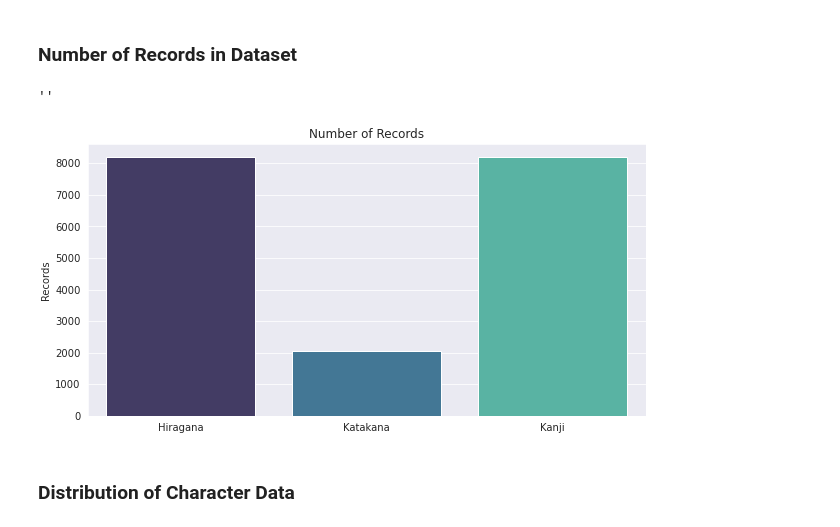
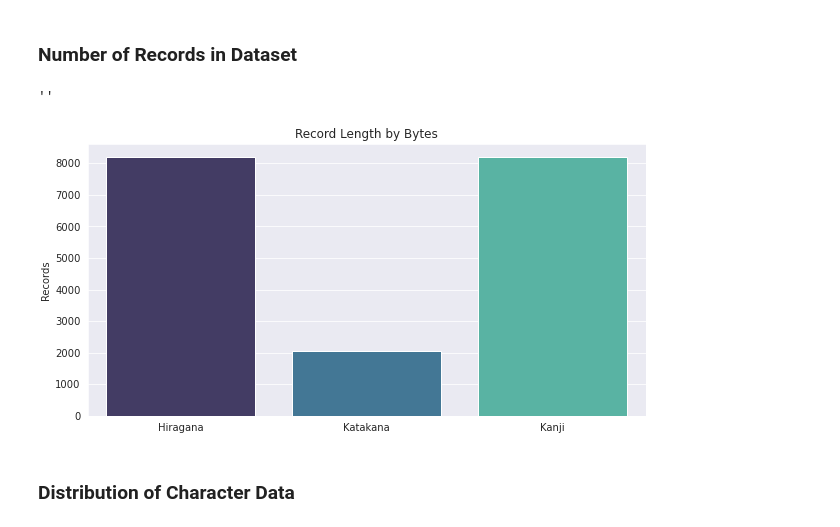
Before and after one commit to Mynusjanai/japanese_classification, a Jupyter notebook: japanese_classification.ipynb, the cells around one changed output. Cells and saved outputs as stored; diff of their text form; code cells hidden in the pictures.

```diff
--- a/japanese_classification.ipynb
+++ b/japanese_classification.ipynb
@@ -309,18 +247,18 @@ japan
 # %%
 record_data = {'Hiragana': hira_record, 'Katakana': kana_record, 'Kanji': kanji_record}
 record_names = list(record_data.keys())
 record_values = list(record_data.values())
 
 with sns.axes_style("darkgrid"):
     plt.figure(figsize = (10, 5))
-    plt.title('Number of Records')
+    plt.title('Record Length by Bytes')
     plt.ylabel('Records')
     sns.barplot(x = record_names, y = record_values, palette = 'mako')
     # plt.savefig('img/records.png')
 ;
 # %% [output]
 ''
-[figure, old version]
+[figure, new version]
 # %% [markdown]
 ### Distribution of Character Data
 # %%
```
Also changed, not shown: parts of 36 cells of this notebook, 10 other files.
